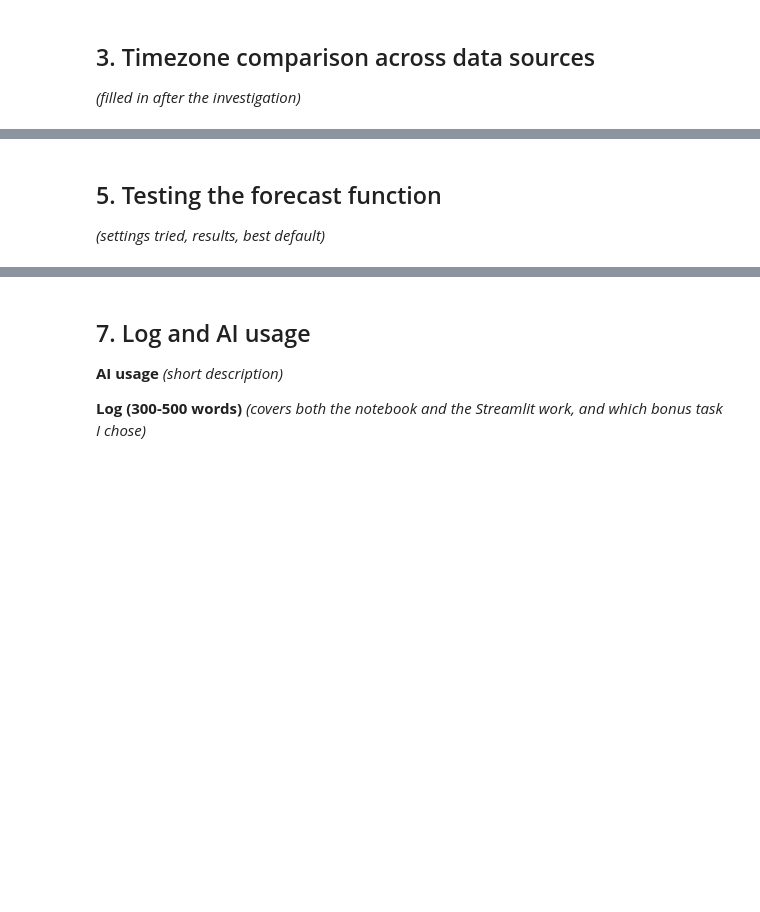
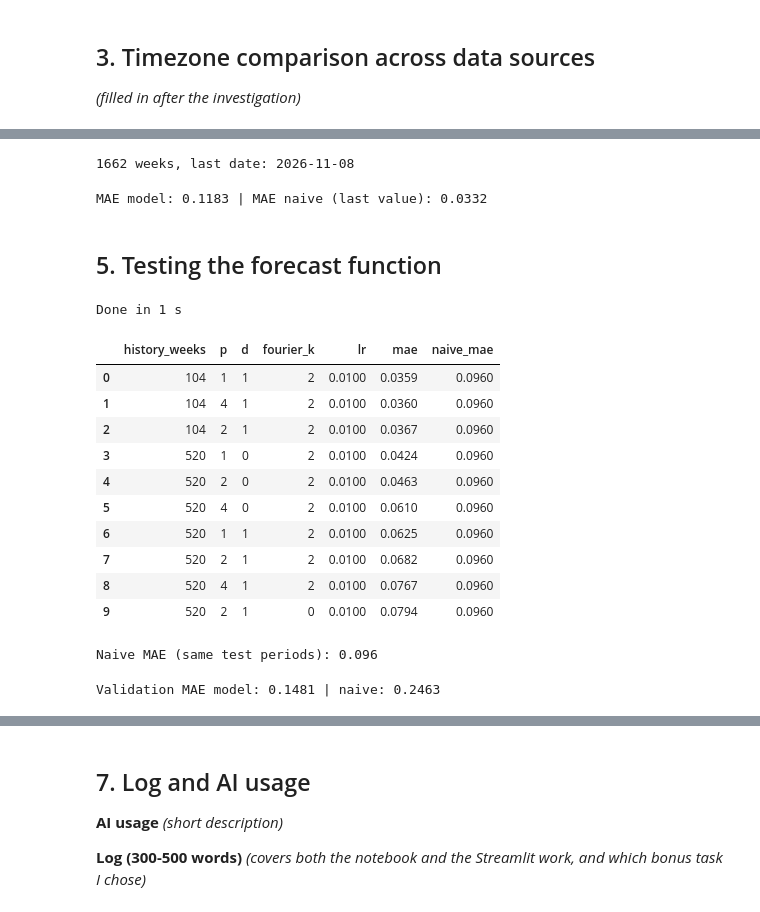
Before and after one commit to Kitteljl/IND320-app, a Jupyter notebook: notebooks/IND320_part4.ipynb, the cells around one changed output, grey strips where cells are left out. Drawn from its saved outputs; the diff is of its cells as text; code cells hidden in the pictures; blank space fills up the shorter version.

Commit message:
Part 4: River forecasting, testing and weather inputs

```diff
--- a/notebooks/IND320_part4.ipynb
+++ b/notebooks/IND320_part4.ipynb
@@ -85,0 +214,10 @@ display(fx.head())
+# %%
+# Raw API response: how are the dates defined?
+r = requests.get(
+    "https://biapi.nve.no/magasinstatistikk/api/Magasinstatistikk/HentOffentligData",
+    timeout=60,
+)
+r.raise_for_status()
+mag = pd.DataFrame(r.json())
+print(list(mag.columns))
+display(mag.head(3))
@@ -89,3 +294,62 @@ display(fx.head())
+# %%
+# Weekly filling degree for price area 1 (EL 1), as a Series indexed by Sunday dates
+y = (mag[(mag["omrType"] == "EL") & (mag["omrnr"] == 1)]
+        .set_index("date")["fyllingsgrad"].sort_index())
+print(len(y), "weeks, last date:", y.index[-1].date())
+# %% [output]
+1662 weeks, last date: 2026-11-08
+# %%
+fc, actual, mae, naive_mae = holdout_eval(y, horizon=12, history_weeks=260)
+print(f"MAE model: {mae:.4f} | MAE naive (last value): {naive_mae:.4f}")
+
+fig = go.Figure()
+fig.add_scatter(x=y.index[-80:], y=y.iloc[-80:], name="Observed")
+fig.add_scatter(x=fc.index, y=fc.values, name="Forecast", line=dict(dash="dash"))
+fig.update_layout(title="12-week hold-out forecast, price area 1", yaxis_title="Filling degree")
+fig
+# %% [output]
+MAE model: 0.1183 | MAE naive (last value): 0.0332
 # %% [markdown]
 ## 5. Testing the forecast function
-*(settings tried, results, best default)*
+# %%
+import itertools, time
+
+grid = {
+    "history_weeks": [104, 260, 520],
+    "p": [1, 2, 4],
+    "d": [0, 1],
+    "fourier_k": [0, 2],
+    "lr": [0.01, 0.1],
+}
+
+rows, t0 = [], time.time()
+for hw, p, d, k, lr in itertools.product(*grid.values()):
+    mae, naive = rolling_eval(y, horizon=12, n_origins=6, step=26,
+                              history_weeks=hw, p=p, d=d, q=1, fourier_k=k, lr=lr)
+    rows.append(dict(history_weeks=hw, p=p, d=d, fourier_k=k, lr=lr, mae=mae, naive_mae=naive))
+print(f"Done in {time.time() - t0:.0f} s")
+
+results = pd.DataFrame(rows).sort_values("mae").reset_index(drop=True)
+display(results.head(10))
+print("Naive MAE (same test periods):", round(results["naive_mae"].iloc[0], 4))
+# %% [output]
+Done in 1 s
+|  | history_weeks | p | d | fourier_k | lr | mae | naive_mae |
+| 0 | 104 | 1 | 1 | 2 | 0.0100 | 0.0359 | 0.0960 |
+| 1 | 104 | 4 | 1 | 2 | 0.0100 | 0.0360 | 0.0960 |
+| 2 | 104 | 2 | 1 | 2 | 0.0100 | 0.0367 | 0.0960 |
+| 3 | 520 | 1 | 0 | 2 | 0.0100 | 0.0424 | 0.0960 |
+| 4 | 520 | 2 | 0 | 2 | 0.0100 | 0.0463 | 0.0960 |
+| 5 | 520 | 4 | 0 | 2 | 0.0100 | 0.0610 | 0.0960 |
+| 6 | 520 | 1 | 1 | 2 | 0.0100 | 0.0625 | 0.0960 |
+| 7 | 520 | 2 | 1 | 2 | 0.0100 | 0.0682 | 0.0960 |
+| 8 | 520 | 4 | 1 | 2 | 0.0100 | 0.0767 | 0.0960 |
+| 9 | 520 | 2 | 1 | 0 | 0.0100 | 0.0794 | 0.0960 |
+Naive MAE (same test periods): 0.096
+# %%
+# Validate on different forecast start dates: drop the last 13 weeks so the 6 origins shift
+best = dict(history_weeks=104, p=1, d=1, q=1, fourier_k=2, lr=0.01)
+mae_v, naive_v = rolling_eval(y.iloc[:-13], horizon=12, n_origins=6, step=26, **best)
+print(f"Validation MAE model: {mae_v:.4f} | naive: {naive_v:.4f}")
+# %% [output]
+Validation MAE model: 0.1481 | naive: 0.2463
```
Also changed, not shown: parts of 23 cells of this notebook, 1 other file.
